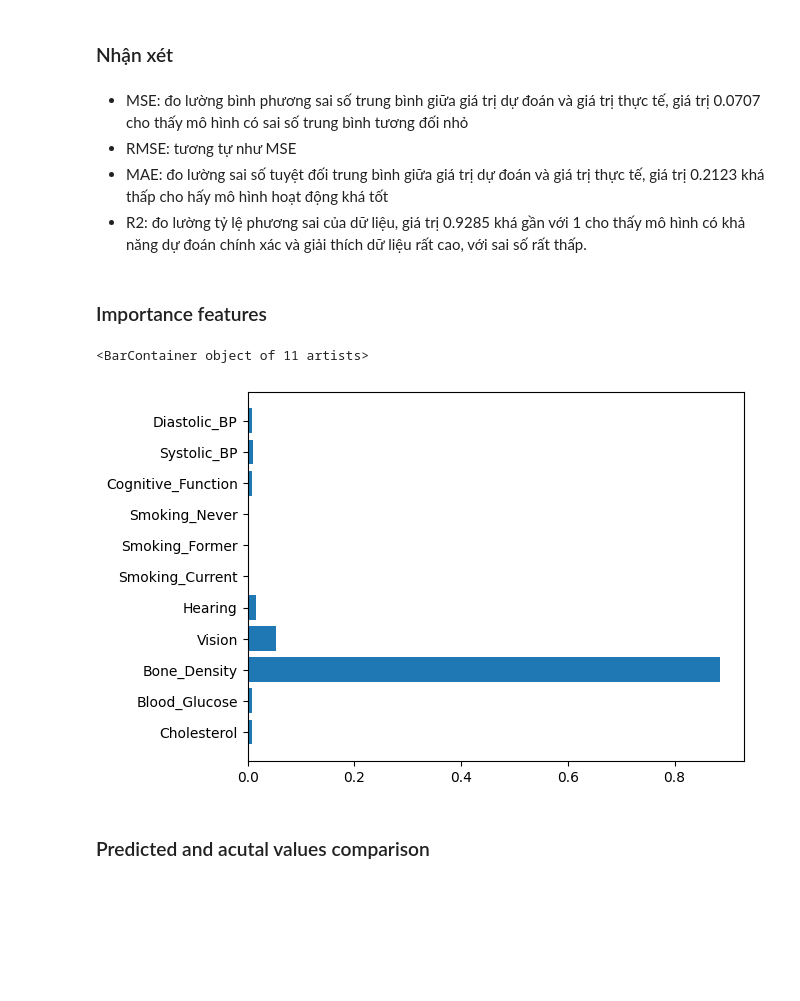
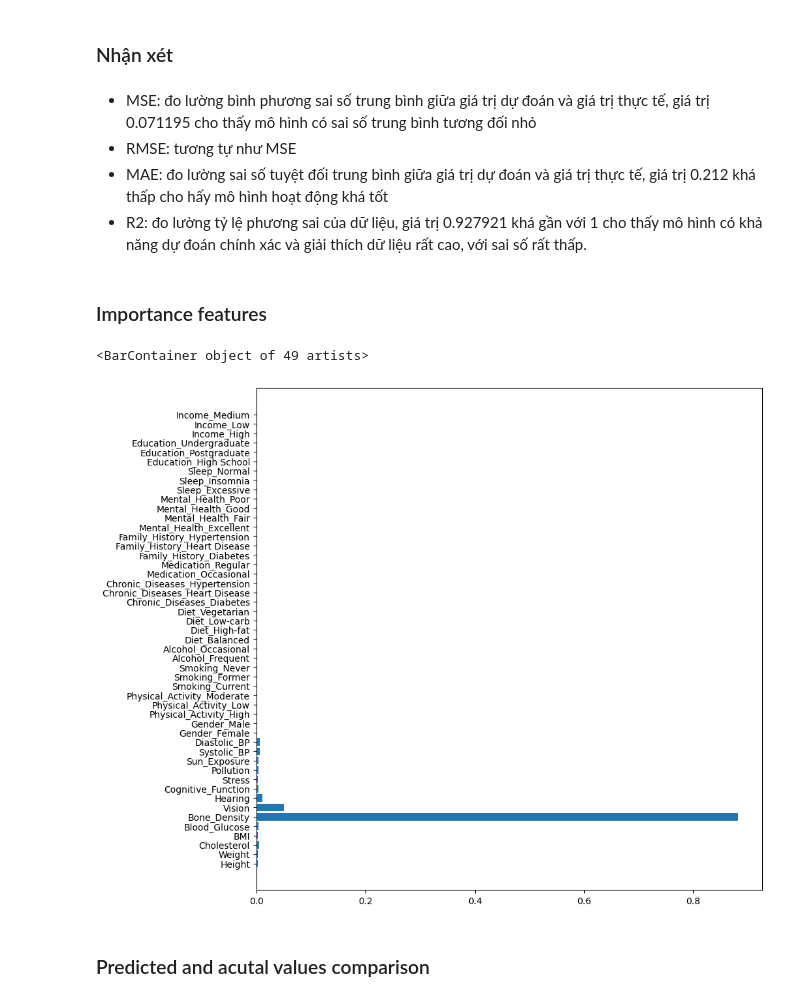
Before and after one commit to NATNgoc/PTDL-IE224, a Jupyter notebook: notebooks/3.4-Random_forest_regressor.ipynb, the cells around one changed output. Drawn from its saved outputs; the diff is of its cells as text; code cells hidden in the pictures; blank space fills up the shorter version.

```diff
--- a/notebooks/3.4-Random_forest_regressor.ipynb
+++ b/notebooks/3.4-Random_forest_regressor.ipynb
@@ -19,8 +19,7 @@ df.head(5)
 # %% [markdown]
 ## Train model
 # %%
-important_features = ['Cholesterol', 'Blood_Glucose','Bone_Density', 'Vision', 'Hearing', 'Smoking_Current', 'Smoking_Former', 'Smoking_Never', 'Cognitive_Function', 'Systolic_BP', 'Diastolic_BP']
-X = df.drop('Age', axis=1)[important_features]
+X = df.drop('Age', axis=1)
 y = df.Age
 X_train, X_test, y_train, y_test = train_test_split(X, y, random_state=42, train_size=0.7, test_size=0.3)
 # %%
@@ -83,19 +92,19 @@ R2: 0.9285 +- 0.0097
 # %% [markdown]
 ### Nhận xét
 # %% [markdown]
--   MSE: đo lường bình phương sai số trung bình giữa giá trị dự đoán và giá trị thực tế, giá trị 0.0707 cho thấy mô hình có sai số trung bình tương đối nhỏ
+-   MSE: đo lường bình phương sai số trung bình giữa giá trị dự đoán và giá trị thực tế, giá trị 0.071195 cho thấy mô hình có sai số trung bình tương đối nhỏ
 -   RMSE: tương tự như MSE
--   MAE: đo lường sai số tuyệt đối trung bình giữa giá trị dự đoán và giá trị thực tế, giá trị 0.2123 khá thấp cho hấy mô hình hoạt động khá tốt
--   R2: đo lường tỷ lệ phương sai của dữ liệu, giá trị 0.9285 khá gần với 1 cho thấy mô hình có khả năng dự đoán chính xác và giải thích dữ liệu rất cao, với sai số rất thấp.
+-   MAE: đo lường sai số tuyệt đối trung bình giữa giá trị dự đoán và giá trị thực tế, giá trị 0.212 khá thấp cho hấy mô hình hoạt động khá tốt
+-   R2: đo lường tỷ lệ phương sai của dữ liệu, giá trị 0.927921 khá gần với 1 cho thấy mô hình có khả năng dự đoán chính xác và giải thích dữ liệu rất cao, với sai số rất thấp.
 # %% [markdown]
 ### Importance features
 # %%
 import matplotlib.pyplot as plt
-
-plt.barh(important_features, regressor.feature_importances_)
+plt.figure(figsize=(10,10))
+plt.barh(X.columns.to_list(), regressor.feature_importances_,)
 # %% [output]
-<BarContainer object of 11 artists>
+<BarContainer object of 49 artists>
-[figure, old version]
+[figure, new version]
 # %% [markdown]
 ### Predicted and acutal values comparison
 # %%
```
Also changed, not shown: parts of 5 cells of this notebook, 3 other files.
